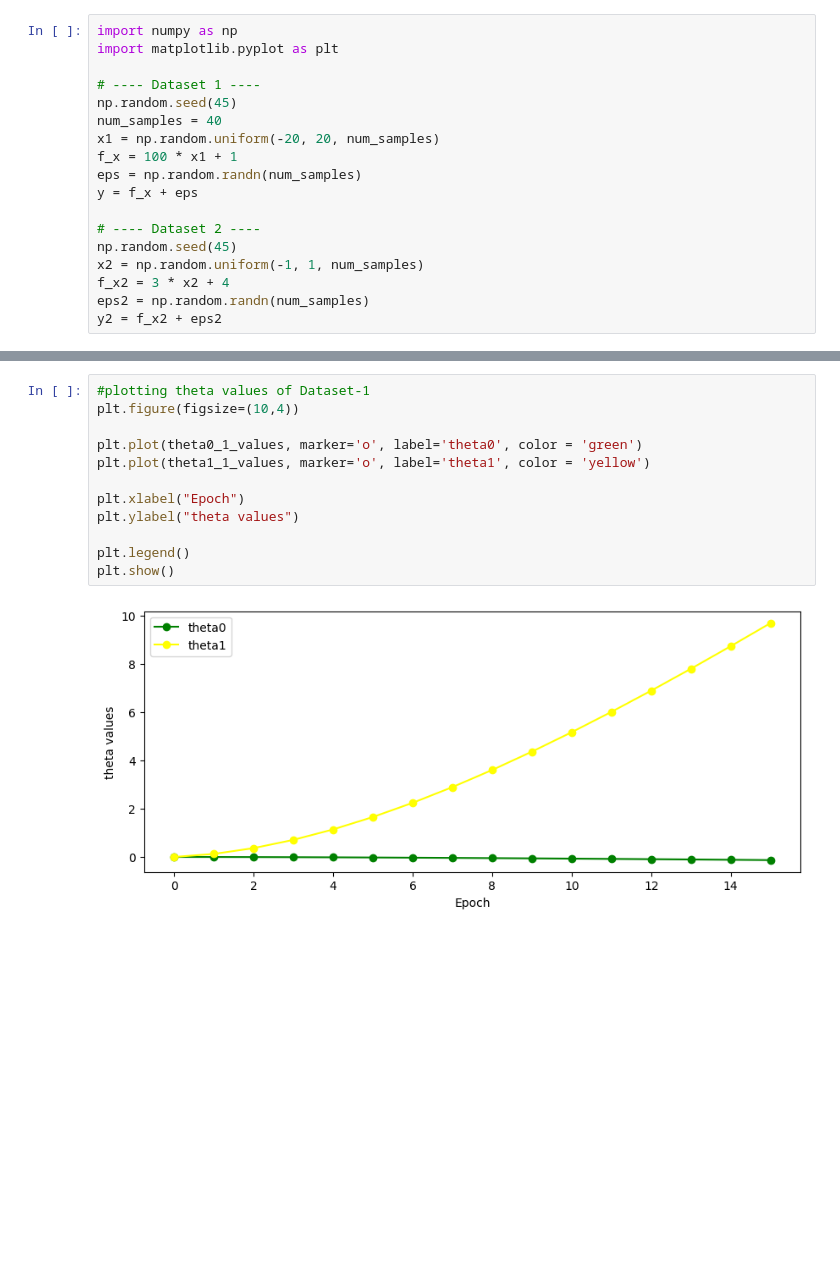
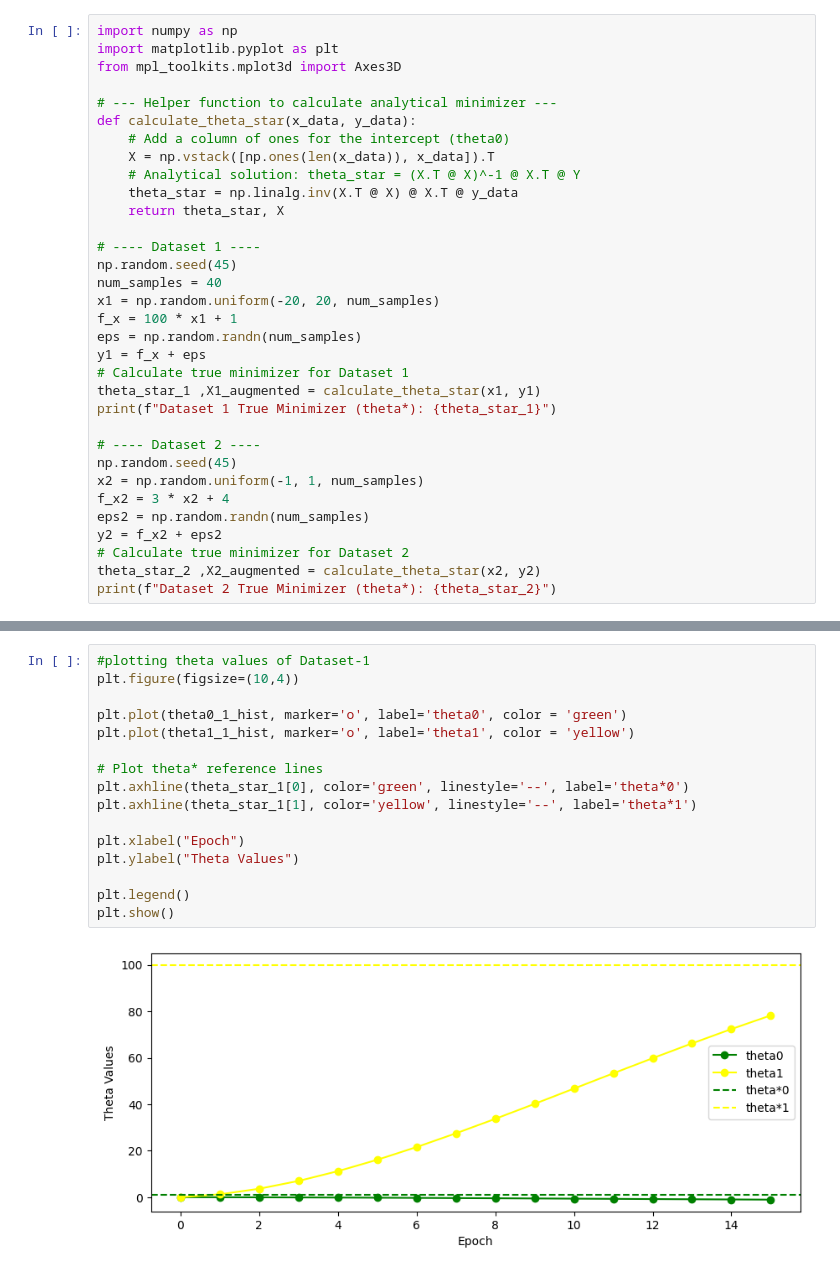
Before and after one commit to Tirth-021/ML-Assignment-2, a Jupyter notebook: question-1-JP-contribution.ipynb, the cells around one changed output, grey strips where cells are left out. Saved outputs shown, nothing was run; the diff lists cells and outputs as text; blank space fills up the shorter version.

```diff
--- a/question-1-JP-contribution.ipynb
+++ b/question-1-JP-contribution.ipynb
@@ -1,6 +1,15 @@
 # %%
 import numpy as np
 import matplotlib.pyplot as plt
+from mpl_toolkits.mplot3d import Axes3D
+
+# --- Helper function to calculate analytical minimizer ---
+def calculate_theta_star(x_data, y_data):
+    # Add a column of ones for the intercept (theta0)
+    X = np.vstack([np.ones(len(x_data)), x_data]).T
+    # Analytical solution: theta_star = (X.T @ X)^-1 @ X.T @ Y
+    theta_star = np.linalg.inv(X.T @ X) @ X.T @ y_data
+    return theta_star, X
 
 # ---- Dataset 1 ----
 np.random.seed(45)
@@ -8,7 +17,10 @@ num_samples = 40
 x1 = np.random.uniform(-20, 20, num_samples)
 f_x = 100 * x1 + 1
 eps = np.random.randn(num_samples)
-y = f_x + eps
+y1 = f_x + eps
+# Calculate true minimizer for Dataset 1
+theta_star_1 ,X1_augmented = calculate_theta_star(x1, y1)
+print(f"Dataset 1 True Minimizer (theta*): {theta_star_1}")
 
 # ---- Dataset 2 ----
 np.random.seed(45)
@@ -16,3 +28,6 @@ x2 = np.random.uniform(-1, 1, num_samples)
 f_x2 = 3 * x2 + 4
 eps2 = np.random.randn(num_samples)
 y2 = f_x2 + eps2
+# Calculate true minimizer for Dataset 2
+theta_star_2 ,X2_augmented = calculate_theta_star(x2, y2)
+print(f"Dataset 2 True Minimizer (theta*): {theta_star_2}")
@@ -83,14 +236,18 @@ plt.show()
 # %%
 #plotting theta values of Dataset-1
 plt.figure(figsize=(10,4))
 
-plt.plot(theta0_1_values, marker='o', label='theta0', color = 'green')
-plt.plot(theta1_1_values, marker='o', label='theta1', color = 'yellow')
+plt.plot(theta0_1_hist, marker='o', label='theta0', color = 'green')
+plt.plot(theta1_1_hist, marker='o', label='theta1', color = 'yellow')
+
+# Plot theta* reference lines
+plt.axhline(theta_star_1[0], color='green', linestyle='--', label='theta*0')
+plt.axhline(theta_star_1[1], color='yellow', linestyle='--', label='theta*1')
 
 plt.xlabel("Epoch")
-plt.ylabel("theta values")
+plt.ylabel("Theta Values")
 
 plt.legend()
 plt.show()
 # %% [output]
-[figure, old version]
+[figure, new version]
```
Also changed, not shown: parts of 13 cells of this notebook.
